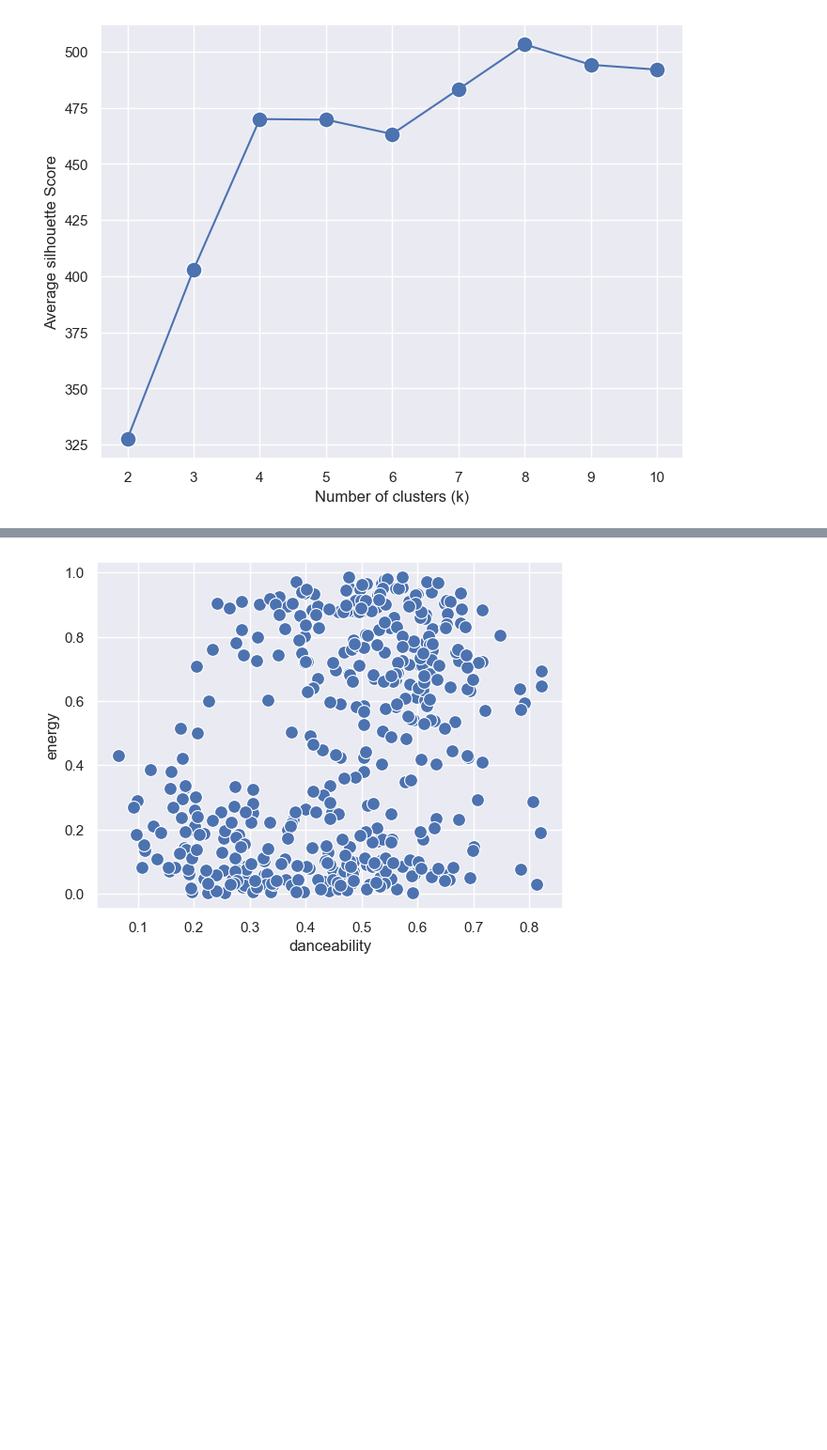
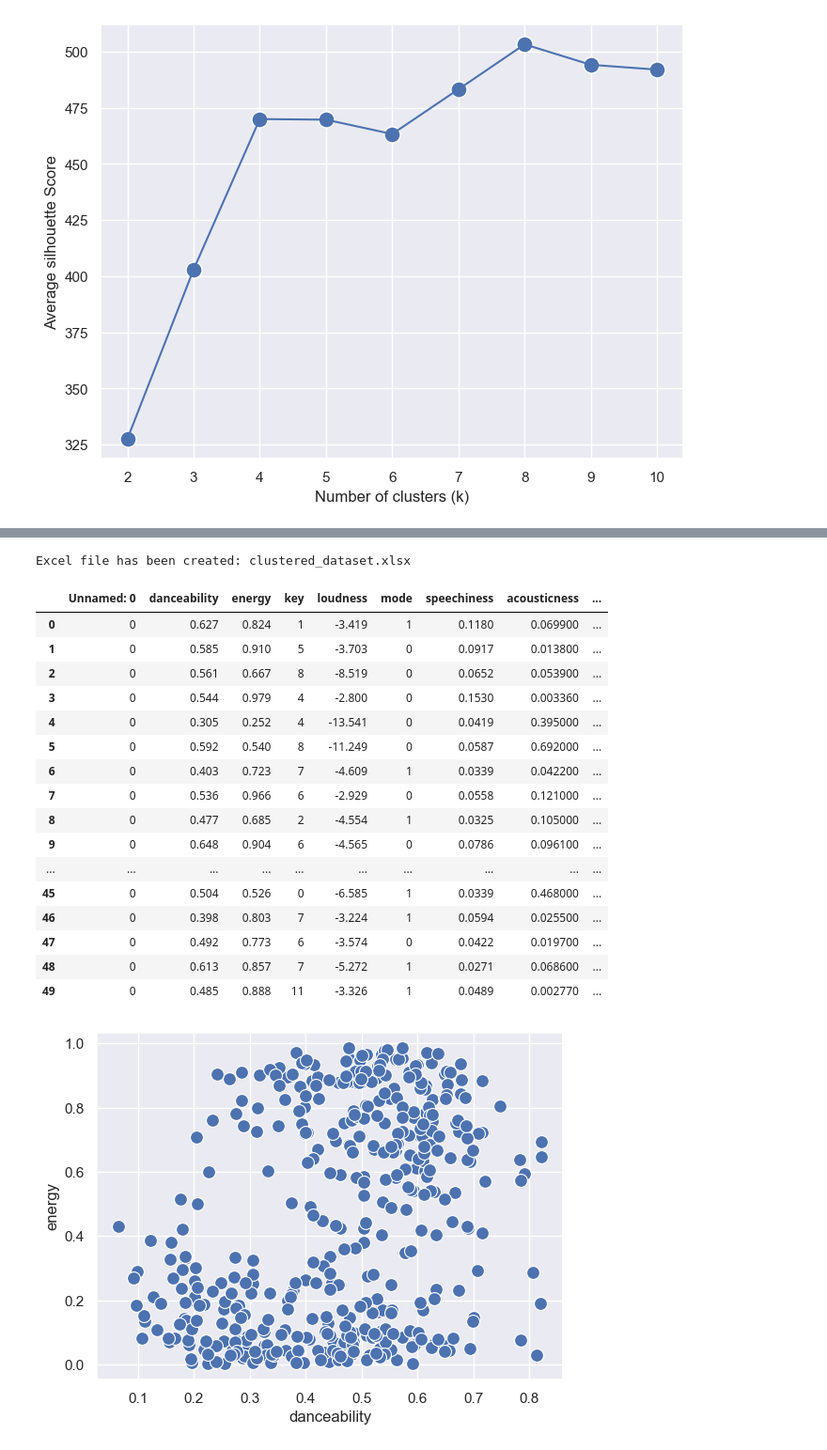
Before and after one commit to hashir-00/project-You-Anime, a Jupyter notebook: Ml model/clustering_songs.ipynb, the cells around one changed output, grey strips where cells are left out. Shown at 94% size. Drawn from its saved outputs; the diff is of its cells as text; code cells hidden in the pictures; blank space fills up the shorter version.

```diff
--- a/Ml model/clustering_songs.ipynb
+++ b/Ml model/clustering_songs.ipynb
@@ -304,0 +359,3 @@ ax=ax.set(xlabel='Number of clusters (k)',
+# %%
+songs['Cluster']=km.labels_.tolist()
+print(songs)
@@ -304,0 +380,29 @@ ax=ax.set(xlabel='Number of clusters (k)',
+# %%
+df = pd.DataFrame(songs)
+excel_file_path = "clustered_dataset.xlsx"
+df.to_excel(excel_file_path, index=False)
+print("Excel file has been created:", excel_file_path)
+# %% [output]
+Excel file has been created: clustered_dataset.xlsx
+# %%
+songs['Cluster']=km.labels_.tolist()
+songs.head(50
+          )
+# %% [output]
+|  | Unnamed: 0 | danceability | energy | key | loudness | mode | speechiness | acousticness | ... |
+| 0 | 0 | 0.627 | 0.824 | 1 | -3.419 | 1 | 0.1180 | 0.069900 | ... |
+| 1 | 0 | 0.585 | 0.910 | 5 | -3.703 | 0 | 0.0917 | 0.013800 | ... |
+| 2 | 0 | 0.561 | 0.667 | 8 | -8.519 | 0 | 0.0652 | 0.053900 | ... |
+| 3 | 0 | 0.544 | 0.979 | 4 | -2.800 | 0 | 0.1530 | 0.003360 | ... |
+| 4 | 0 | 0.305 | 0.252 | 4 | -13.541 | 0 | 0.0419 | 0.395000 | ... |
+| 5 | 0 | 0.592 | 0.540 | 8 | -11.249 | 0 | 0.0587 | 0.692000 | ... |
+| 6 | 0 | 0.403 | 0.723 | 7 | -4.609 | 1 | 0.0339 | 0.042200 | ... |
+| 7 | 0 | 0.536 | 0.966 | 6 | -2.929 | 0 | 0.0558 | 0.121000 | ... |
+| 8 | 0 | 0.477 | 0.685 | 2 | -4.554 | 1 | 0.0325 | 0.105000 | ... |
+| 9 | 0 | 0.648 | 0.904 | 6 | -4.565 | 0 | 0.0786 | 0.096100 | ... |
+| ... | ... | ... | ... | ... | ... | ... | ... | ... | ... |
+| 45 | 0 | 0.504 | 0.526 | 0 | -6.585 | 1 | 0.0339 | 0.468000 | ... |
+| 46 | 0 | 0.398 | 0.803 | 7 | -3.224 | 1 | 0.0594 | 0.025500 | ... |
+| 47 | 0 | 0.492 | 0.773 | 6 | -3.574 | 0 | 0.0422 | 0.019700 | ... |
+| 48 | 0 | 0.613 | 0.857 | 7 | -5.272 | 1 | 0.0271 | 0.068600 | ... |
+| 49 | 0 | 0.485 | 0.888 | 11 | -3.326 | 1 | 0.0489 | 0.002770 | ... |
```
Also changed, not shown: parts of 13 cells of this notebook.
